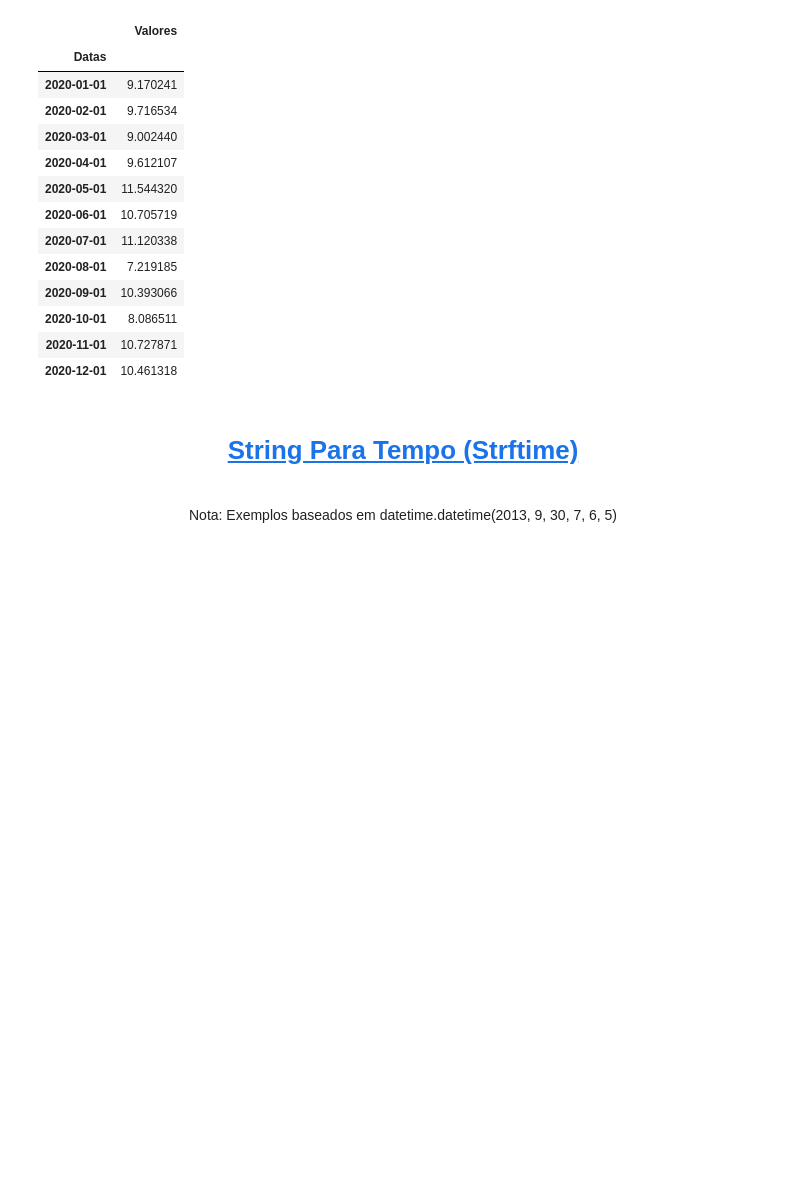
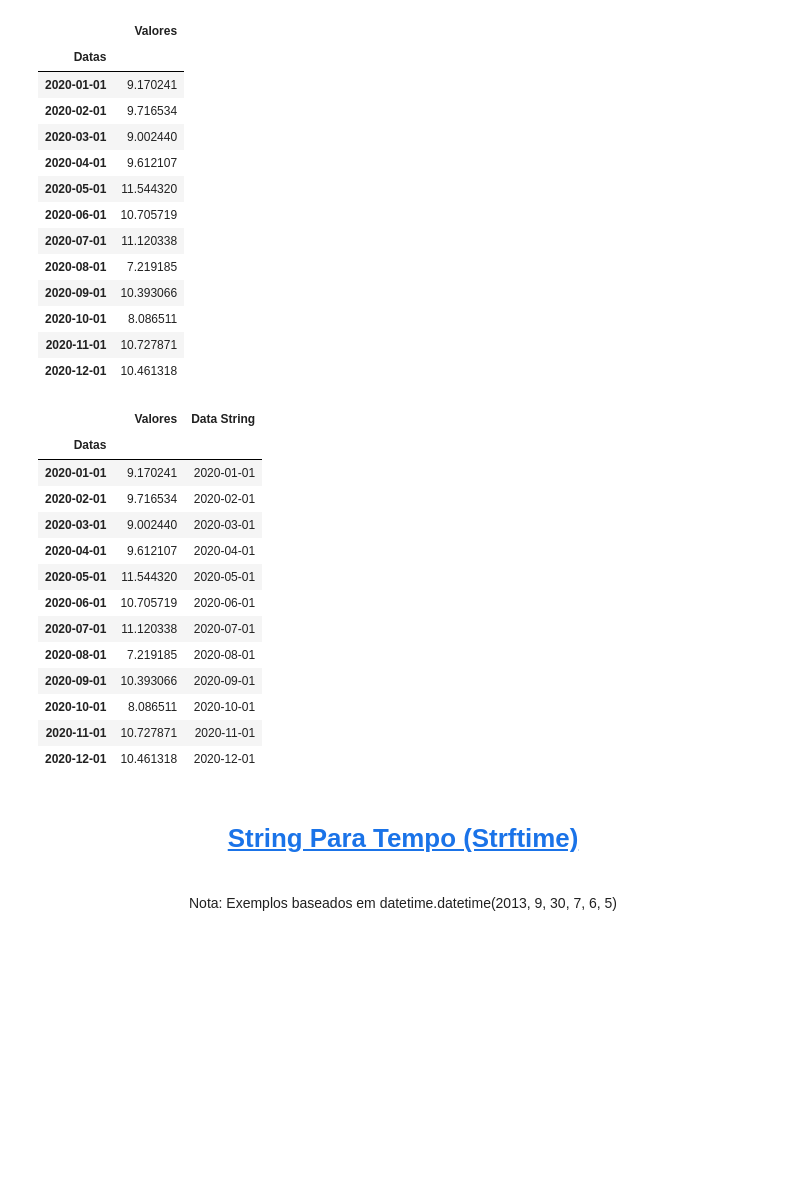
Before and after one commit to neriGabriel/data-science-machine-learning, a Jupyter notebook: modulo_time_series.ipynb, the cells around one changed output. Saved outputs shown, nothing was run; the diff lists cells and outputs as text; code cells hidden in the pictures; blank space fills up the shorter version.

```diff
--- a/modulo_time_series.ipynb
+++ b/modulo_time_series.ipynb
@@ -250,6 +250,23 @@ data
 data['Data String'] = data.index.strftime('%d/%b/%y')
 # %%
 data['Data String'] = pd.to_datetime(data['Data String'], format='%d/%b/%y')
+# %%
+data
+# %% [output]
+|  | Valores | Data String |
+| Datas |  |  |
+| 2020-01-01 | 9.170241 | 2020-01-01 |
+| 2020-02-01 | 9.716534 | 2020-02-01 |
+| 2020-03-01 | 9.002440 | 2020-03-01 |
+| 2020-04-01 | 9.612107 | 2020-04-01 |
+| 2020-05-01 | 11.544320 | 2020-05-01 |
+| 2020-06-01 | 10.705719 | 2020-06-01 |
+| 2020-07-01 | 11.120338 | 2020-07-01 |
+| 2020-08-01 | 7.219185 | 2020-08-01 |
+| 2020-09-01 | 10.393066 | 2020-09-01 |
+| 2020-10-01 | 8.086511 | 2020-10-01 |
+| 2020-11-01 | 10.727871 | 2020-11-01 |
+| 2020-12-01 | 10.461318 | 2020-12-01 |
 # %% [markdown]
 <center><h1> <a href="http://strftime.org/">String Para Tempo (Strftime)</a></h1>
 <br>Nota: Exemplos baseados em datetime.datetime(2013, 9, 30, 7, 6, 5)</center>
```
Also changed, not shown: 1 other file.
